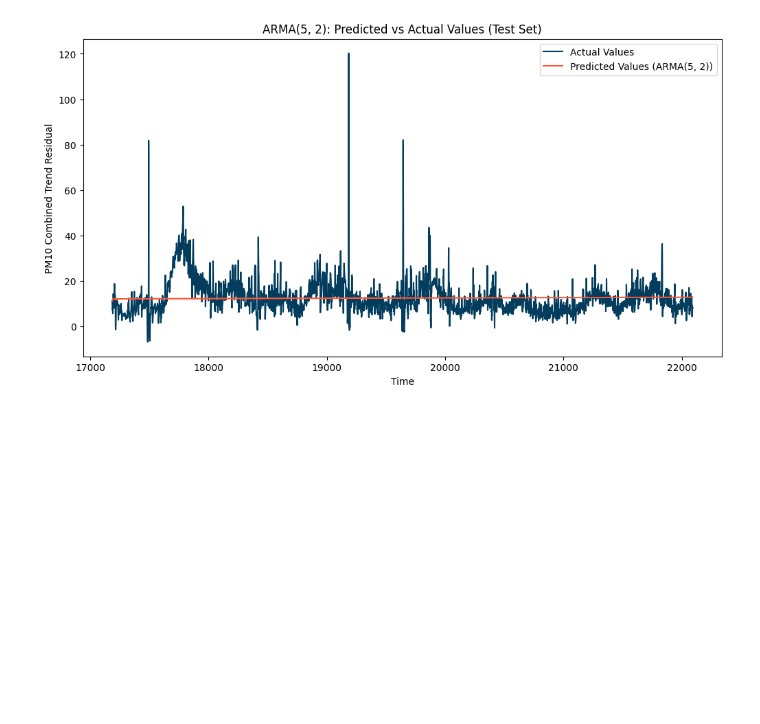
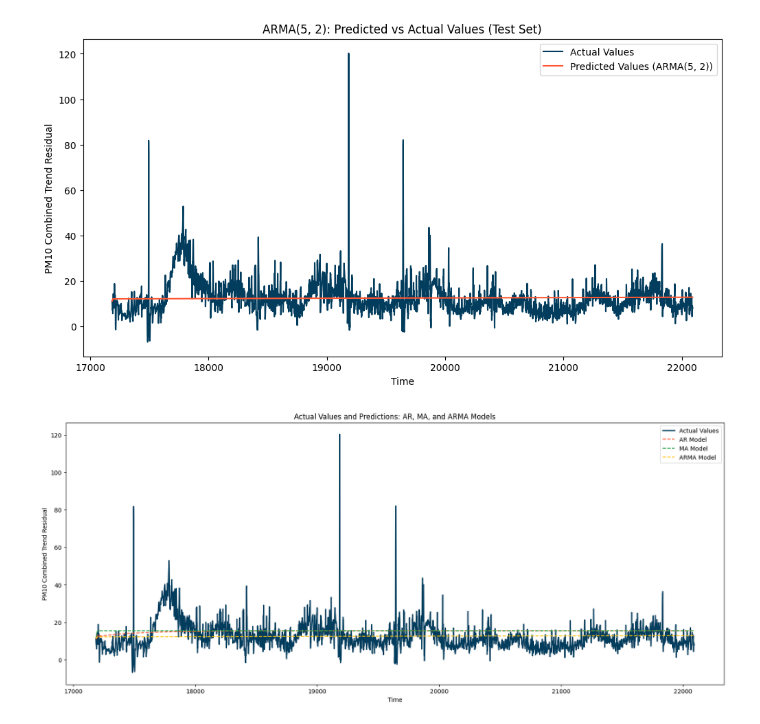
Before and after one commit to joejoejoejor/Its-Wekk, a Jupyter notebook: 5 - Models/2 - ARIMA/Detrended DAta/ARMA.ipynb, the cells around one changed output. Saved outputs shown, nothing was run; the diff lists cells and outputs as text; code cells hidden in the pictures; blank space fills up the shorter version.

Commit message:
Last ARMA Model 3 in 1

```diff
--- a/5 - Models/2 - ARIMA/Detrended DAta/ARMA.ipynb
+++ b/5 - Models/2 - ARIMA/Detrended DAta/ARMA.ipynb
@@ -201,8 +201,8 @@ ARMA model für mein laptop aktuell nur mit p und q bis 5
 #results_test = pd.DataFrame(index=["Test MSE", "Test MAE"], columns=[(p, q) for p in range(1, 6) for q in range(1, 6)])
 #results_validate = pd.DataFrame(index=["Validation MSE", "Validation MAE"], columns=[(p, q) for p in range(1, 6) for q in range(1, 6)])
 
-results_test = pd.DataFrame(index=["Test MSE", "Test MAE"], columns=pd.MultiIndex.from_product([range(1, 6), range(1, 6)], names=["p", "q"]))
-results_validate = pd.DataFrame(index=["Validation MSE", "Validation MAE"], columns=pd.MultiIndex.from_product([range(1, 6), range(1, 6)], names=["p", "q"]))
+results_test3 = pd.DataFrame(index=["Test MSE", "Test MAE"], columns=pd.MultiIndex.from_product([range(1, 6), range(1, 6)], names=["p", "q"]))
+results_validate3 = pd.DataFrame(index=["Validation MSE", "Validation MAE"], columns=pd.MultiIndex.from_product([range(1, 6), range(1, 6)], names=["p", "q"]))
 
 
 # ARMA Model Fitting and Error Calculation
@@ -235,15 +235,15 @@ results = Parallel(n_jobs=-1)(
 
 # Store results in DataFrames
 for idx, (test_mse, test_mae, val_mse, val_mae) in enumerate(results):
-    p, q = results_test.columns[idx]
-    results_test.loc["Test MSE", (p, q)] = test_mse
-    results_test.loc["Test MAE", (p, q)] = test_mae
-    results_validate.loc["Validation MSE", (p, q)] = val_mse
-    results_validate.loc["Validation MAE", (p, q)] = val_mae
+    p, q = results_test3.columns[idx]
+    results_test3.loc["Test MSE", (p, q)] = test_mse
+    results_test3.loc["Test MAE", (p, q)] = test_mae
+    results_validate3.loc["Validation MSE", (p, q)] = val_mse
+    results_validate3.loc["Validation MAE", (p, q)] = val_mae
 
 # Combine results into a single DataFrame for display
-final_results = pd.concat([results_test, results_validate], axis=0)
-print(final_results.to_string(index=True))
+final_results3 = pd.concat([results_test3, results_validate3], axis=0)
+print(final_results3.to_string(index=True))
 # %% [output]
 p                       1                                                      2                                                      3                                                      4           ...
 q                       1          2          3          4          5          1          2          3          4          5          1          2          3          4          5          1           ...
@@ -280,3 +280,67 @@ plt.savefig("ARMA_Predicted_vs_Actual.png", dpi=300, bbox_inches="tight")
 plt.show()
 # %% [output]
 [figure]
+# %%
+
+import matplotlib.pyplot as plt
+
+# Assuming `best_p` is the order of AR model with the best performance, determined from `results_test`
+best_p = results_test.loc["Test MSE"].astype(float).idxmin()  # Find p with the lowest Test MSE
+
+# Fit the AR model with the best p-value
+best_model = sm.tsa.ARIMA(train_data["PM10_Combined_Trend_Residual"], order=(int(best_p), 0, 0)).fit()
+
+# Forecast for the test set
+test_forecast = best_model.forecast(steps=len(test_data))
+
+
+
+
+########################################################################
+best_q = results_test2.loc["Test MSE"].astype(float).idxmin()  # Find q with the lowest Test MSE
+
+# Fit the MA model with the best q-value
+best_ma_model2 = sm.tsa.ARIMA(train_data["PM10_Combined_Trend_Residual"], order=(0, 0, int(best_q))).fit()
+
+# Forecast for the test set
+test_forecast_ma = best_ma_model2.forecast(steps=len(test_data))
+
+
+
+#######################################################################
+# Find the best (p, q) combination with the lowest Test MSE
+best_pq = results_test3.loc["Test MSE"].astype(float).idxmin()  # (p, q) with minimum MSE
+best_p1, best_q1 = best_pq
+
+# Fit the ARMA model with the best (p, q) combination
+best_arma_model3 = sm.tsa.ARIMA(train_data["PM10_Combined_Trend_Residual"], order=(best_p1, 0, best_q1)).fit()
+
+
+test_forecast_arma = best_arma_model3.forecast(steps=len(test_data))
+
+
+
+
+
+
+plt.figure(figsize=(20, 8))
+plt.plot(test_data.index, test_data["PM10_Combined_Trend_Residual"], label='Actual Values', color='#033D5D', linewidth=2)
+plt.plot(test_data.index, test_forecast.values, label='AR Model', linestyle='--', color='#FF5733')
+plt.plot(test_data.index, test_forecast_ma.values, label='MA Model', linestyle='--', color='#28A745')
+plt.plot(test_data.index, test_forecast_arma.values, label='ARMA Model', linestyle='--', color='#FFC107')
+
+
+
+
+# Adding title and labels
+plt.title('Actual Values and Predictions: AR, MA, and ARMA Models')
+plt.xlabel('Time')
+plt.ylabel('PM10 Combined Trend Residual')
+
+# Adding a legend to differentiate lines
+plt.legend()
+plt.savefig("AR_MA_ARMA_Predicted_vs_Actual.png", dpi=800, bbox_inches="tight")
+# Displaying the plot
+plt.show()
+# %% [output]
+[figure, added]
```
Also changed, not shown: parts of 3 cells of this notebook, 2 other files.
